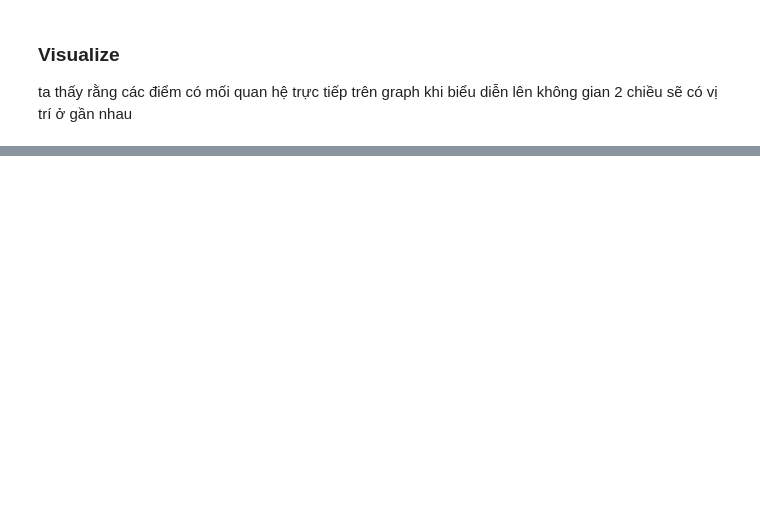
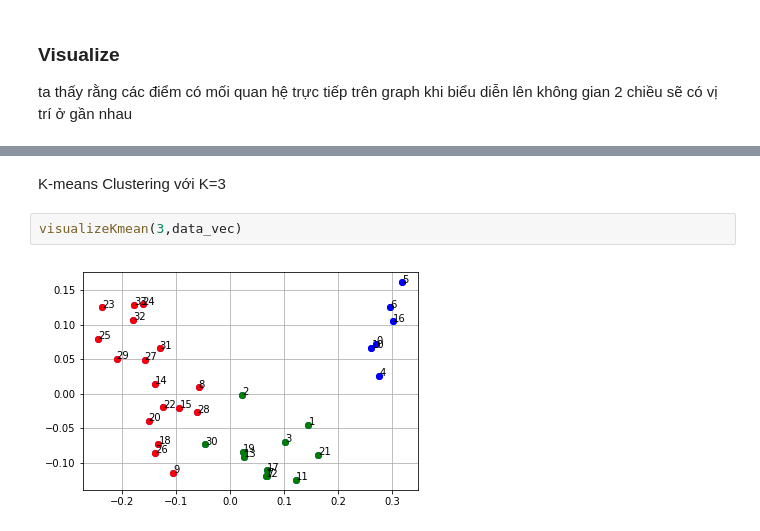
Before and after one commit to ngdovan/GraphEmbedded, a Jupyter notebook: node2vec/node2vec.ipynb, the cells around one changed output, grey strips where cells are left out. Drawn from its saved outputs; the diff is of its cells as text; blank space fills up the shorter version.

```diff
--- a/node2vec/node2vec.ipynb
+++ b/node2vec/node2vec.ipynb
@@ -66,0 +93,6 @@ plt.show()
+# %% [markdown]
+K-means Clustering với K=3
+# %%
+visualizeKmean(3,data_vec)
+# %% [output]
+[figure, added]
```
Also changed, not shown: parts of 6 cells of this notebook, 1 other file.
